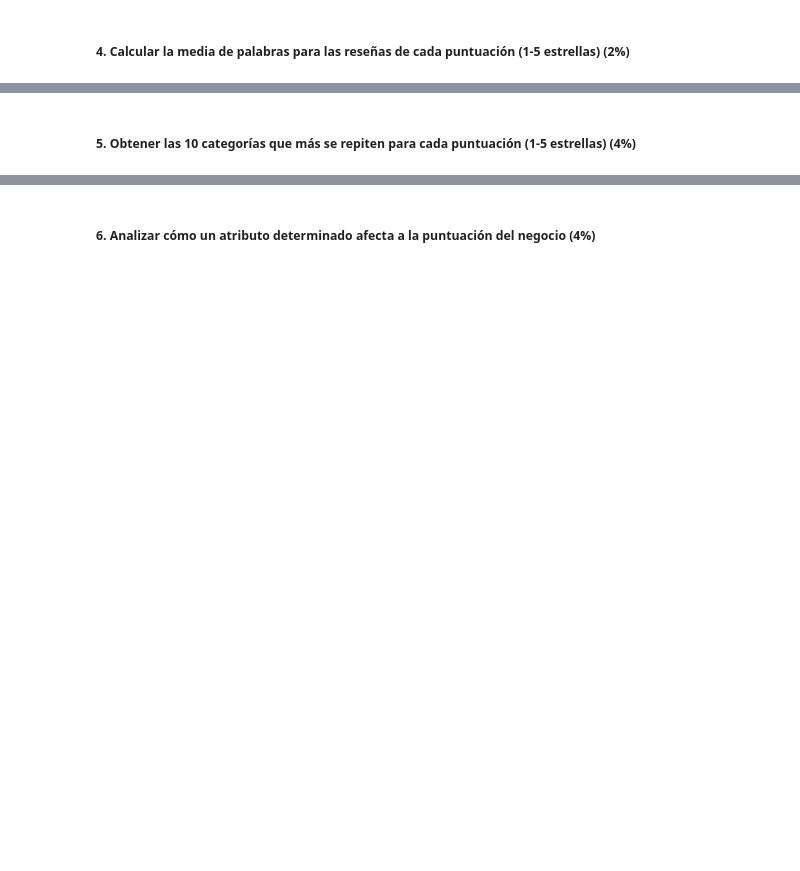
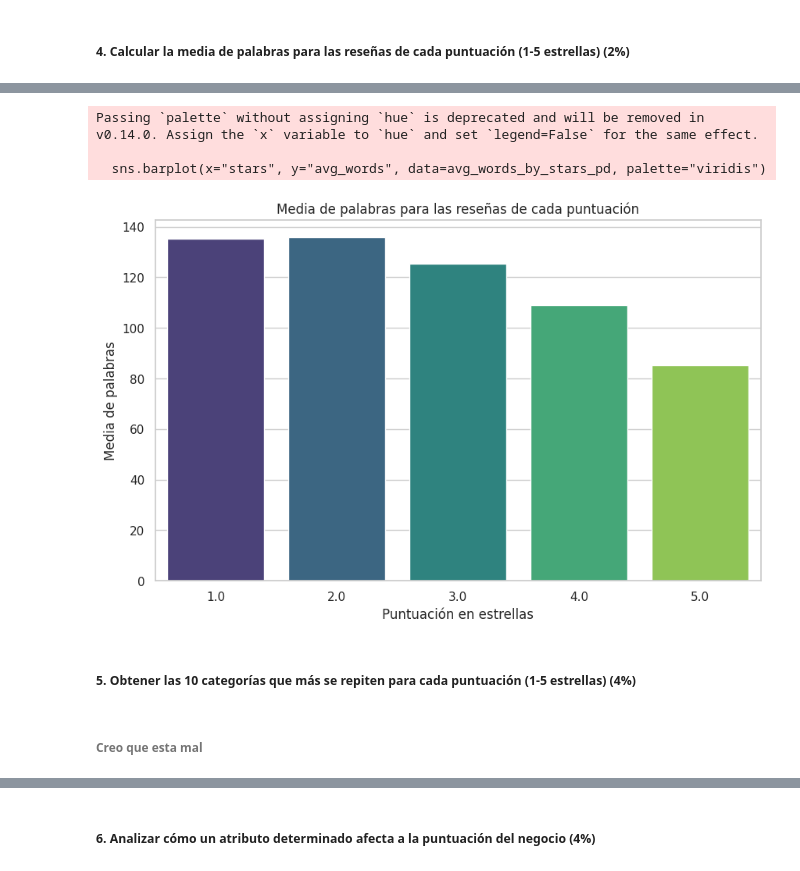
Before and after one commit to EndikaEiros/Yelp_Proyecto, a Jupyter notebook: consultas_spark.ipynb, the cells around one changed output, grey strips where cells are left out. Cells and saved outputs as stored; diff of their text form; code cells hidden in the pictures; blank space fills up the shorter version.

```diff
--- a/consultas_spark.ipynb
+++ b/consultas_spark.ipynb
@@ -143,8 +196,28 @@ result4 = avg_words_by_stars.show()
 |  2.0|135.76835403498455|
 |  5.0| 85.32756936366728|
 +-----+------------------+
+# %%
+avg_words_by_stars_pd = avg_words_by_stars.toPandas()
+
+# Configurar el estilo de Seaborn (opcional)
+sns.set(style="whitegrid")
+
+# Crear un gráfico de barras utilizando Seaborn
+plt.figure(figsize=(10, 6))
+sns.barplot(x="stars", y="avg_words", data=avg_words_by_stars_pd, palette="viridis")
+plt.title("Media de palabras para las reseñas de cada puntuación")
+plt.xlabel("Puntuación en estrellas")
+plt.ylabel("Media de palabras")
+plt.show()
+# %% [output]
+Passing `palette` without assigning `hue` is deprecated and will be removed in v0.14.0. Assign the `x` variable to `hue` and set `legend=False` for the same effect.
+
+  sns.barplot(x="stars", y="avg_words", data=avg_words_by_stars_pd, palette="viridis")
+[figure, added]
 # %% [markdown]
 ##### 5. Obtener las 10 categorías que más se repiten para cada puntuación (1-5 estrellas) (4%)
+# %% [markdown]
+###### Creo que esta mal
 # %%
 # Filtrar las reseñas por puntuaciónes de estrellas
 one_star_reviews    = review_df.filter(col("stars") == 1)
```
Also changed, not shown: parts of 19 cells of this notebook.
